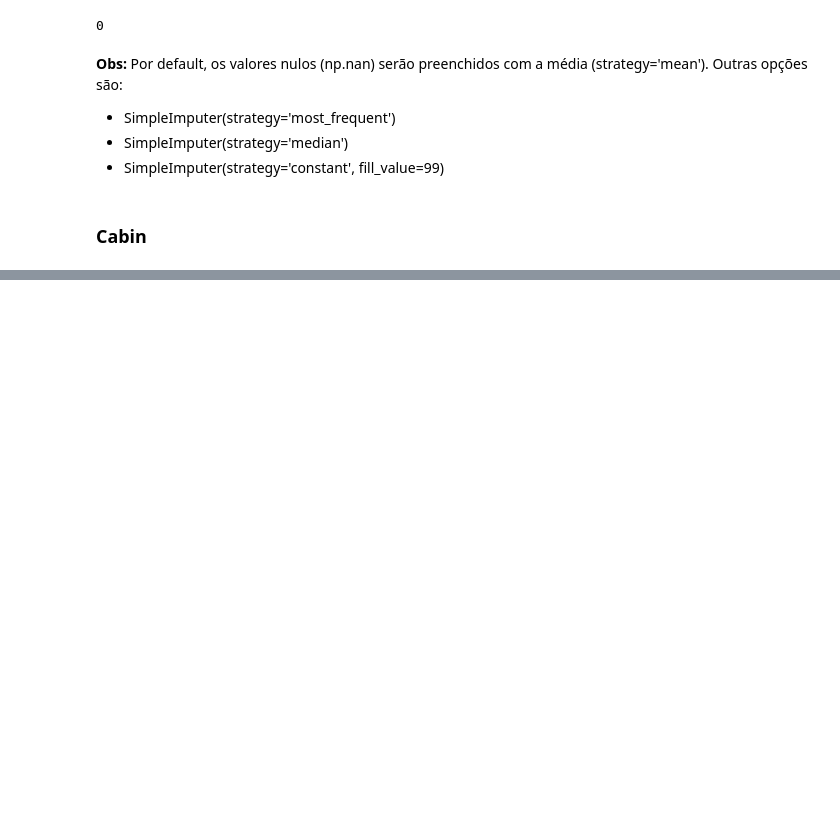
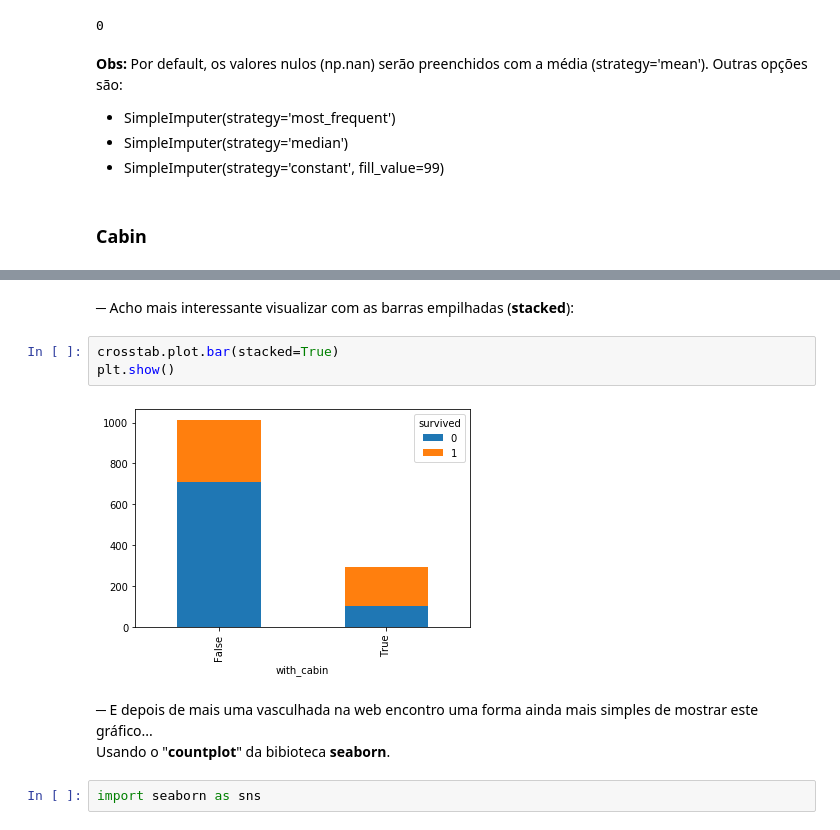
Before and after one commit to washolive/data-science, a Jupyter notebook: tratando_dados_ausentes.ipynb, the cells around one changed output, grey strips where cells are left out. Saved outputs shown, nothing was run; the diff lists cells and outputs as text; blank space fills up the shorter version.

```diff
--- a/tratando_dados_ausentes.ipynb
+++ b/tratando_dados_ausentes.ipynb
@@ -299,0 +391,12 @@ df['fare'].isnull().sum()
+# %% [markdown]
+─ Acho mais interessante visualizar com as barras empilhadas (**stacked**):
+# %%
+crosstab.plot.bar(stacked=True)
+plt.show()
+# %% [output]
+[figure, added]
+# %% [markdown]
+─ E depois de mais uma vasculhada na web encontro uma forma ainda mais simples de mostrar este gráfico...
+Usando o "**countplot**" da bibioteca **seaborn**.
+# %%
+import seaborn as sns
```
Also changed, not shown: parts of 22 cells of this notebook, 2 other files.
